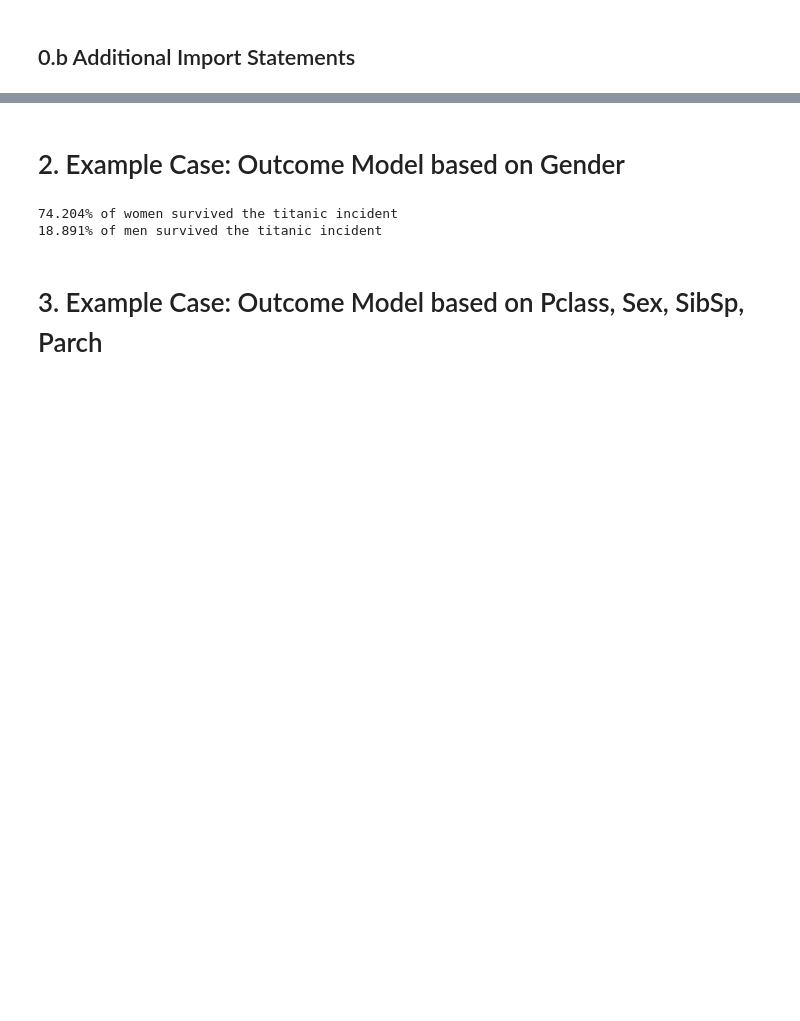
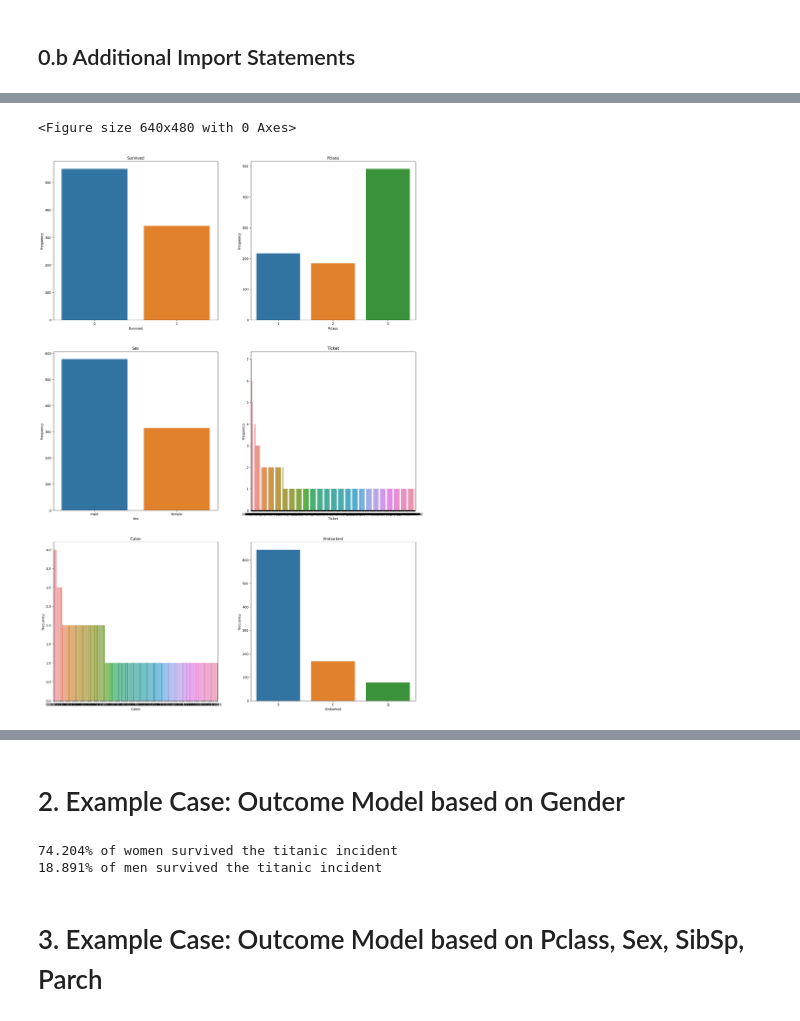
Before and after one commit to JonathonBriggs/AnalyticsProjects, a Jupyter notebook: Kaggle/titanic-survival-prediction-model-competition.ipynb, the cells around one changed output, grey strips where cells are left out. Cells and saved outputs as stored; diff of their text form; code cells hidden in the pictures; blank space fills up the shorter version.

```diff
--- a/Kaggle/titanic-survival-prediction-model-competition.ipynb
+++ b/Kaggle/titanic-survival-prediction-model-competition.ipynb
@@ -52,0 +136,22 @@ train_data.head() #just figured out that excluding the print statement shows a m
+# %%
+#Checking categorical variables for basic distribution
+plt.clf()
+
+fig, axes = plt.subplots(3,2,figsize=(20, 30))
+axes = axes.flatten()
+
+for i, col in enumerate(df_cat.columns):
+    value_counts = df_cat[col].value_counts()
+    value_counts_df = value_counts.reset_index()
+    value_counts_df.columns = [col, 'Frequency']  # Rename columns for clarity
+
+    sns.barplot(x=value_counts_df[col], y=value_counts_df['Frequency'], ax=axes[i])
+    axes[i].set_title(col)  # Set title
+    axes[i].set_xlabel(col)  # Set x-axis label
+    axes[i].set_ylabel('Frequency')  # Set y-axis label
+
+#plt.tight_layout()
+plt.show()
+# %% [output]
+<Figure size 640x480 with 0 Axes>
+[figure, added]
```
Also changed, not shown: parts of 13 cells of this notebook.
